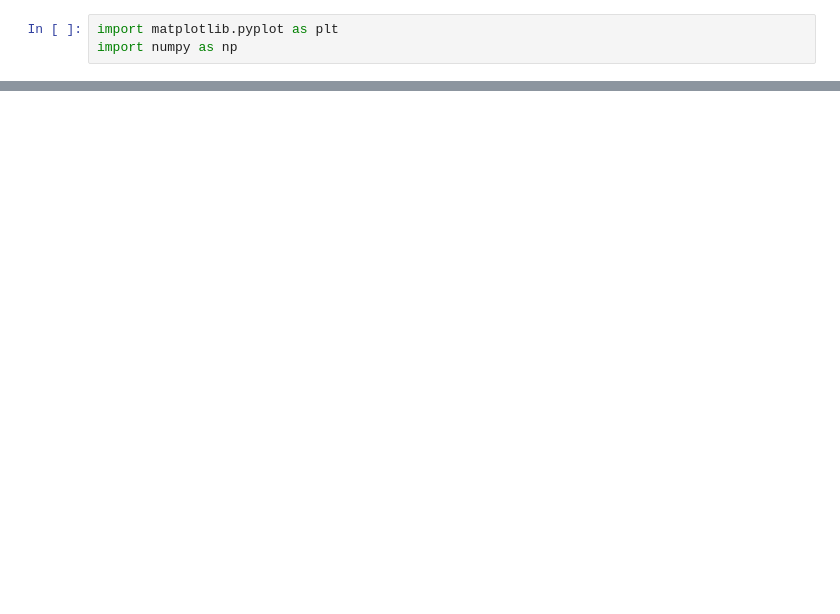
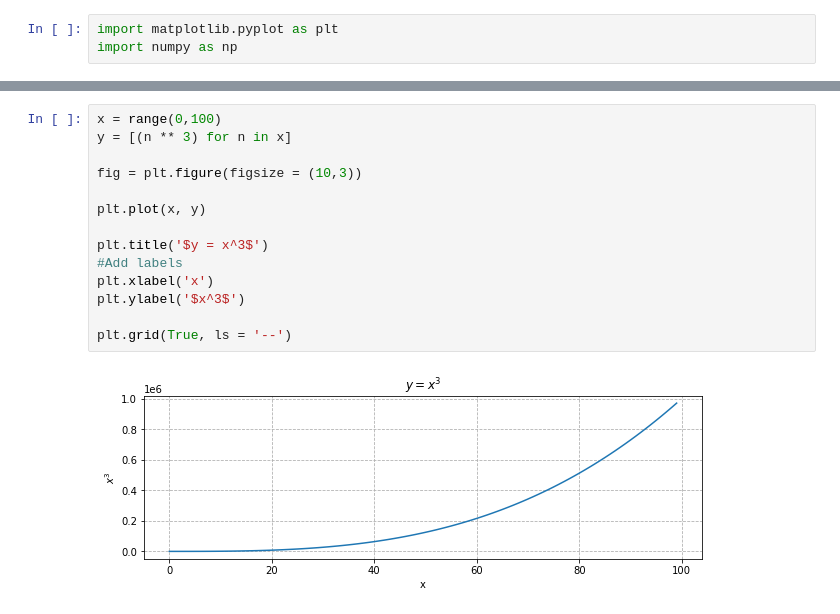
Before and after one commit to mariamnaqvi/numpy-pandas-visualization-exercises, a Jupyter notebook: matplotlib_exercises.ipynb, the cells around one changed output, grey strips where cells are left out. Cells and saved outputs as stored; diff of their text form; blank space fills up the shorter version.

```diff
--- a/matplotlib_exercises.ipynb
+++ b/matplotlib_exercises.ipynb
@@ -59,0 +49,16 @@ y=n^n and label it "O(n^n)"
+# %%
+x = range(0,100)
+y = [(n ** 3) for n in x]
+
+fig = plt.figure(figsize = (10,3))
+
+plt.plot(x, y)
+
+plt.title('$y = x^3$')
+#Add labels
+plt.xlabel('x')
+plt.ylabel('$x^3$')
+
+plt.grid(True, ls = '--')
+# %% [output]
+[figure, added]
```
Also changed, not shown: parts of 10 cells of this notebook.
